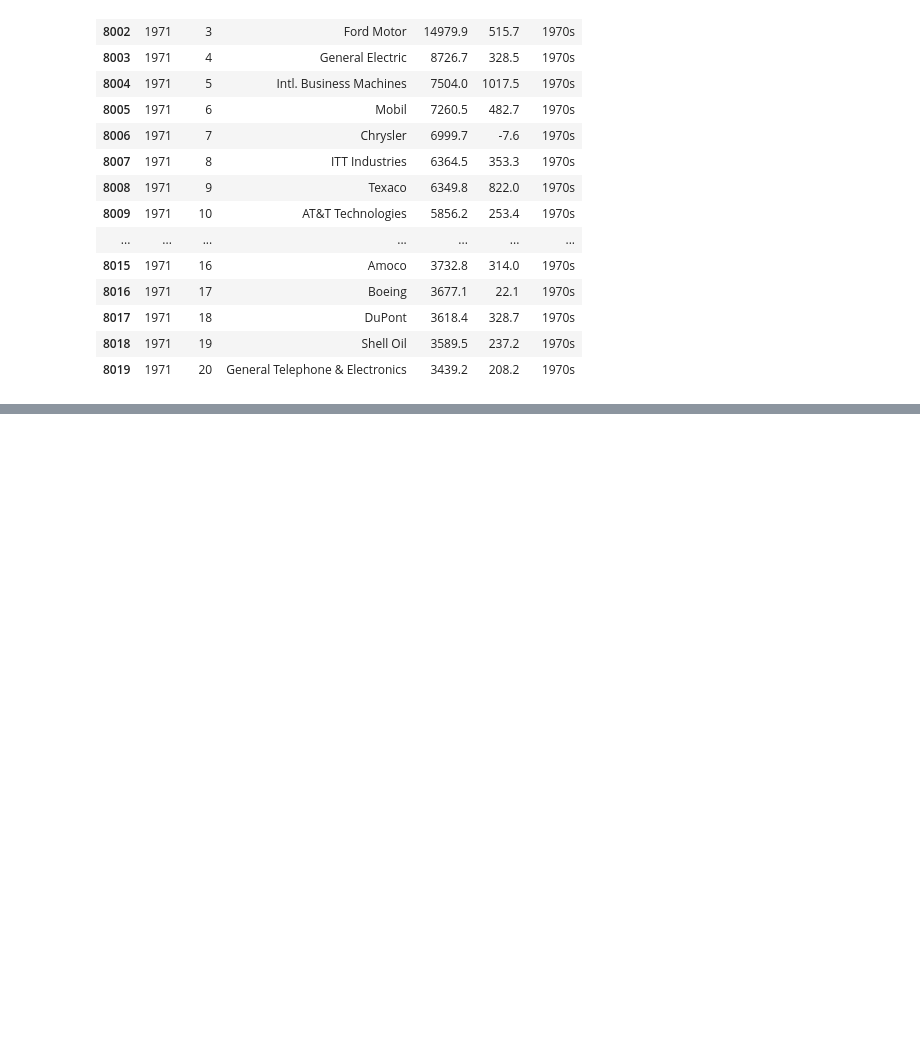
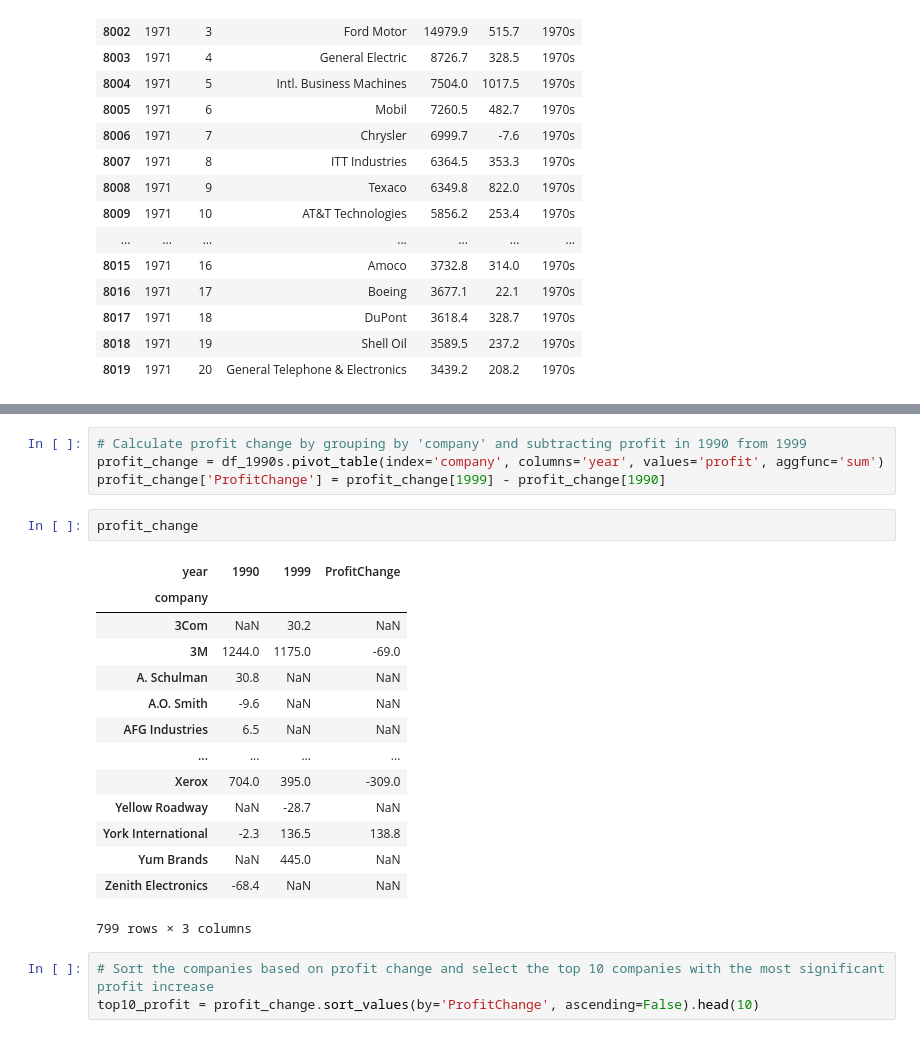
Before and after one commit to danrlei-martins-cct/DVC-CA1, a Jupyter notebook: DVC - CA1 - 2020322.ipynb, the cells around one changed output, grey strips where cells are left out. Saved outputs shown, nothing was run; the diff lists cells and outputs as text; blank space fills up the shorter version.

```diff
--- a/DVC - CA1 - 2020322.ipynb
+++ b/DVC - CA1 - 2020322.ipynb
@@ -319,0 +339,24 @@ plt.show()
+# %%
+# Calculate profit change by grouping by 'company' and subtracting profit in 1990 from 1999
+profit_change = df_1990s.pivot_table(index='company', columns='year', values='profit', aggfunc='sum')
+profit_change['ProfitChange'] = profit_change[1999] - profit_change[1990]
+# %%
+profit_change
+# %% [output]
+| year | 1990 | 1999 | ProfitChange |
+| company |  |  |  |
+| 3Com | NaN | 30.2 | NaN |
+| 3M | 1244.0 | 1175.0 | -69.0 |
+| A. Schulman | 30.8 | NaN | NaN |
+| A.O. Smith | -9.6 | NaN | NaN |
+| AFG Industries | 6.5 | NaN | NaN |
+| ... | ... | ... | ... |
+| Xerox | 704.0 | 395.0 | -309.0 |
+| Yellow Roadway | NaN | -28.7 | NaN |
+| York International | -2.3 | 136.5 | 138.8 |
+| Yum Brands | NaN | 445.0 | NaN |
+| Zenith Electronics | -68.4 | NaN | NaN |
+799 rows × 3 columns
+# %%
+# Sort the companies based on profit change and select the top 10 companies with the most significant profit increase
+top10_profit = profit_change.sort_values(by='ProfitChange', ascending=False).head(10)
```
Also changed, not shown: parts of 15 cells of this notebook.
